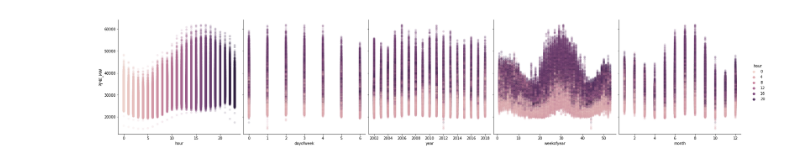
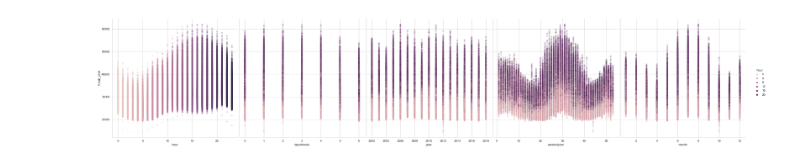
Before and after one commit to Radhika025/Power-Grid-Energy-Consumption-Time-Series-Analysis-and-Prediction, a Jupyter notebook: visualization.ipynb, the cells around one changed output. Saved outputs shown, nothing was run; the diff lists cells and outputs as text; code cells hidden in the pictures.

```diff
--- a/visualization.ipynb
+++ b/visualization.ipynb
@@ -6,3 +7,6 @@ from statsmodels.tsa.stattools import adfuller
+# %%
+rcParams['figure.figsize'] = (10, 6)
+sns.set_theme(palette='muted', style='whitegrid')
 # %%
 dataset = pd.read_csv('Minor2-Project-Dataset.csv')
 dataset.head()
@@ -36,12 +37,12 @@ plt.show()
 # %%
 sns.pairplot(dataset.dropna(),
              hue='hour',
              x_vars=['hour','dayofweek', 'year','weekofyear', 'month'],
              y_vars='PJME_MW',
-             height=5,
+             height=7,
              plot_kws={'alpha':0.15, 'linewidth':0}
             )
-#plt.suptitle('Power Use MW by Hour, Day of Week, Year and Week of Year')
+
 plt.show()
 # %% [output]
-[figure, old version]
+[figure, new version]
```
Also changed, not shown: parts of 6 cells of this notebook, 2 other files.
